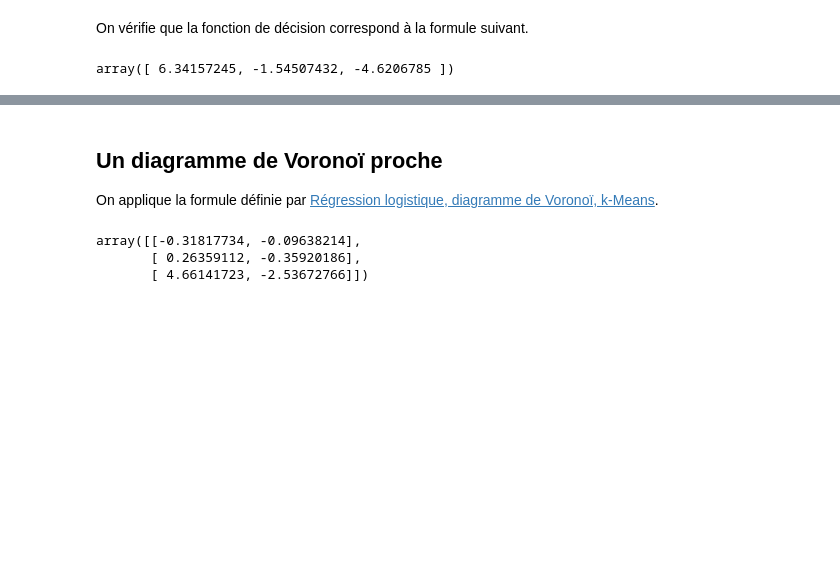
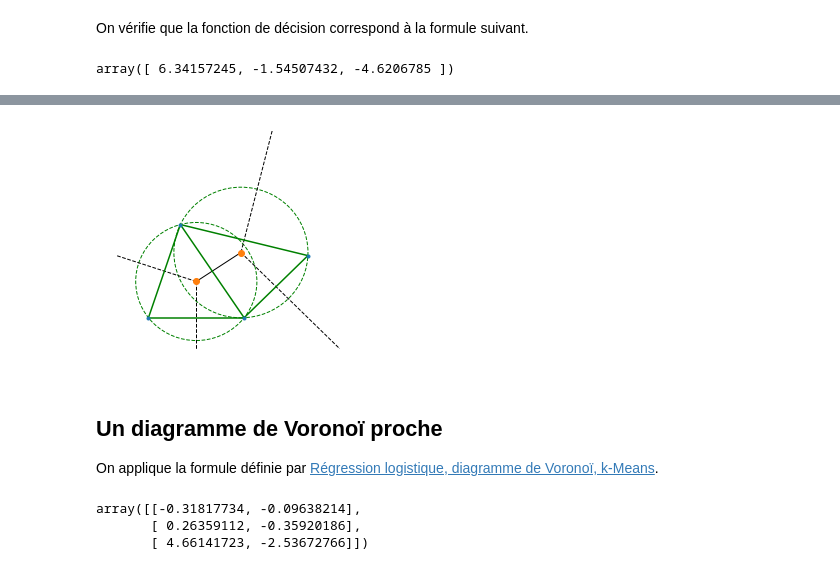
Before and after one commit to sdpython/mlstatpy, a Jupyter notebook: _doc/notebooks/ml/logreg_voronoi.ipynb, the cells around one changed output, grey strips where cells are left out. Drawn from its saved outputs; the diff is of its cells as text; code cells hidden in the pictures; blank space fills up the shorter version.

```diff
--- a/_doc/notebooks/ml/logreg_voronoi.ipynb
+++ b/_doc/notebooks/ml/logreg_voronoi.ipynb
@@ -91,3 +121,27 @@ draw_border(clr, X, y);
+# %%
+from matplotlib.patches import Circle
+from matplotlib.collections import PatchCollection
+points = numpy.array([[1, 1], [2, 4], [4, 1], [6,3]])
+vor = Voronoi(points)
+fig, ax = plt.subplots(figsize=(4,4))
+cs = []
+for i in range(vor.vertices.shape[0]):
+    v = vor.vertices[i, :]
+    d = (v - points[2, :])
+    r = (d.dot(d) ** 0.5)
+    circle = Circle((v[0], v[1]), r, fill=False, ls='--', edgecolor='g', visible=True)
+    ax.add_artist(circle)
+for i in range(points.shape[0]):
+    for j in range(i+1, points.shape[0]):
+        if i == 0 and j == 3:
+            continue
+        ax.plot(points[[i, j], 0], points[[i, j], 1], "g-")
+voronoi_plot_2d(vor, ax=ax)
+ax.set_xlim([0, 7])
+ax.set_ylim([0, 7])
+ax.axis('off');
+# %% [output]
+[figure, added]
 # %% [markdown]
 ## Un diagramme de Voronoï proche
 
```
Also changed, not shown: parts of 7 cells of this notebook, 3 other files.
